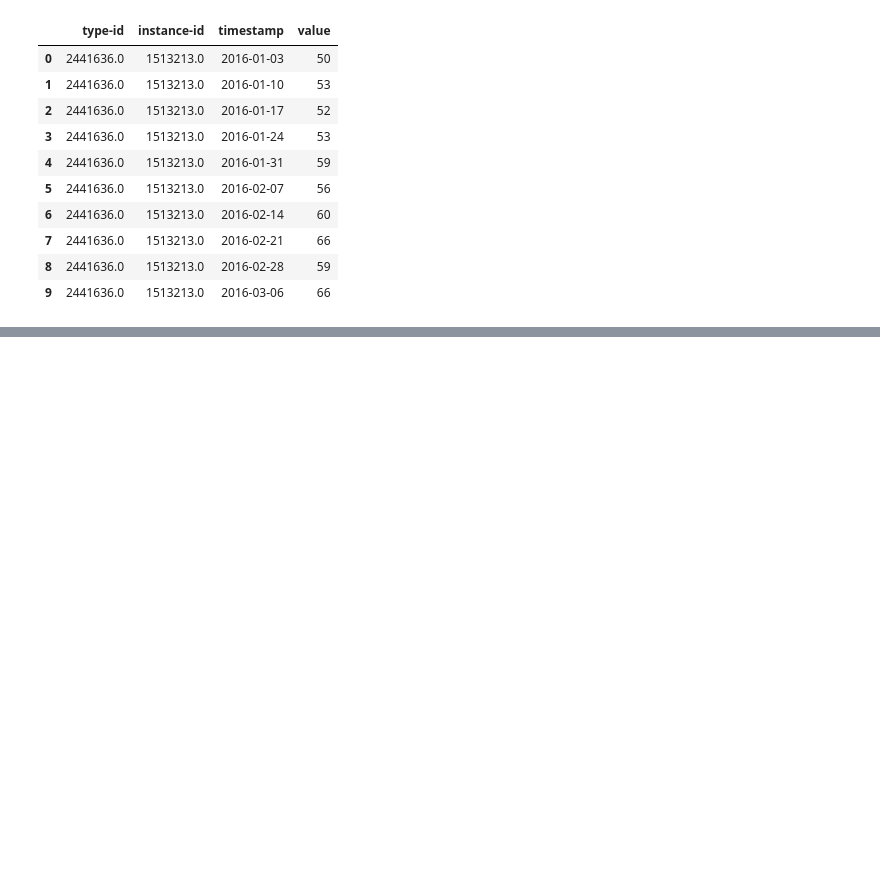
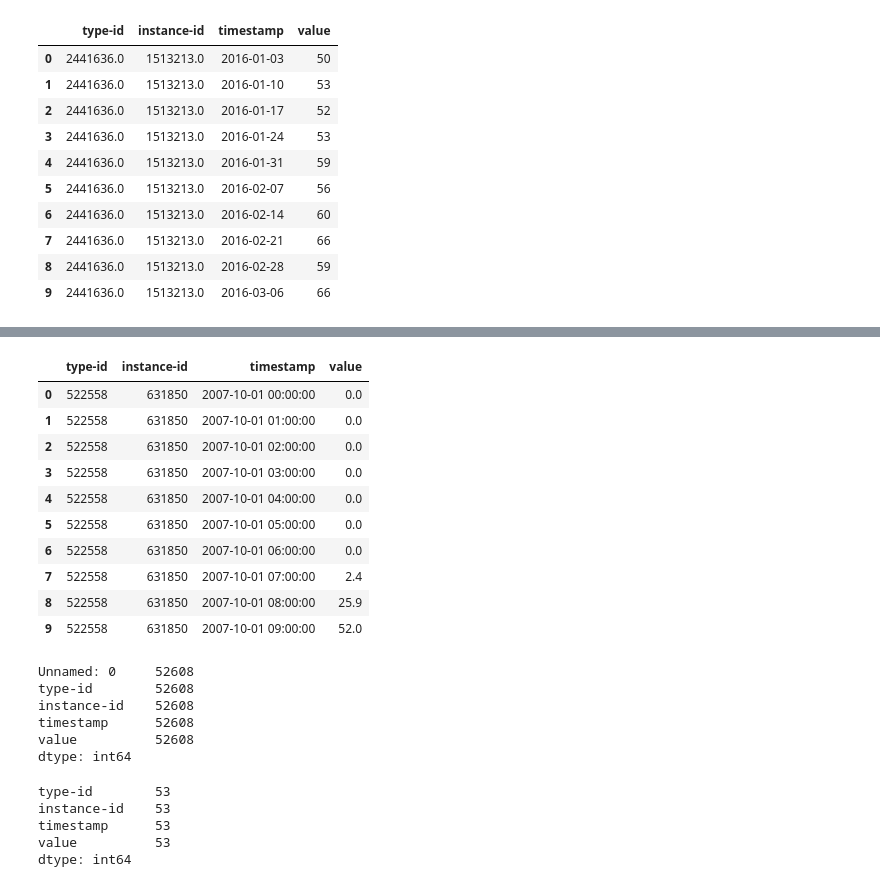
Before and after one commit to amelvatic/sciot, a Jupyter notebook: temp.ipynb, the cells around one changed output, grey strips where cells are left out. Saved outputs shown, nothing was run; the diff lists cells and outputs as text; code cells hidden in the pictures; blank space fills up the shorter version.

```diff
--- a/temp.ipynb
+++ b/temp.ipynb
@@ -21,0 +96,19 @@ fig.show()
+# %%
+df_lum['timestamp'] = df['timestamp'].copy()
+df_lum['value'] = df['sme2_sin_w/m2'].copy()
+df_lum['type-id']=522558
+df_lum['instance-id'] = 631850
+
+df_lum.head(10)
+# %% [output]
+|  | type-id | instance-id | timestamp | value |
+| 0 | 522558 | 631850 | 2007-10-01 00:00:00 | 0.0 |
+| 1 | 522558 | 631850 | 2007-10-01 01:00:00 | 0.0 |
+| 2 | 522558 | 631850 | 2007-10-01 02:00:00 | 0.0 |
+| 3 | 522558 | 631850 | 2007-10-01 03:00:00 | 0.0 |
+| 4 | 522558 | 631850 | 2007-10-01 04:00:00 | 0.0 |
+| 5 | 522558 | 631850 | 2007-10-01 05:00:00 | 0.0 |
+| 6 | 522558 | 631850 | 2007-10-01 06:00:00 | 0.0 |
+| 7 | 522558 | 631850 | 2007-10-01 07:00:00 | 2.4 |
+| 8 | 522558 | 631850 | 2007-10-01 08:00:00 | 25.9 |
+| 9 | 522558 | 631850 | 2007-10-01 09:00:00 | 52.0 |
@@ -21,0 +117,19 @@ fig.show()
+# %%
+df1 = pd.read_csv('samples/luminance.csv')
+df2 = pd.read_csv('samples/temp.csv')
+df1.count()
+# %% [output]
+Unnamed: 0     52608
+type-id        52608
+instance-id    52608
+timestamp      52608
+value          52608
+dtype: int64
+# %%
+df2.count()
+# %% [output]
+type-id        53
+instance-id    53
+timestamp      53
+value          53
+dtype: int64
```
Also changed, not shown: parts of 10 cells of this notebook, 3 other files.
